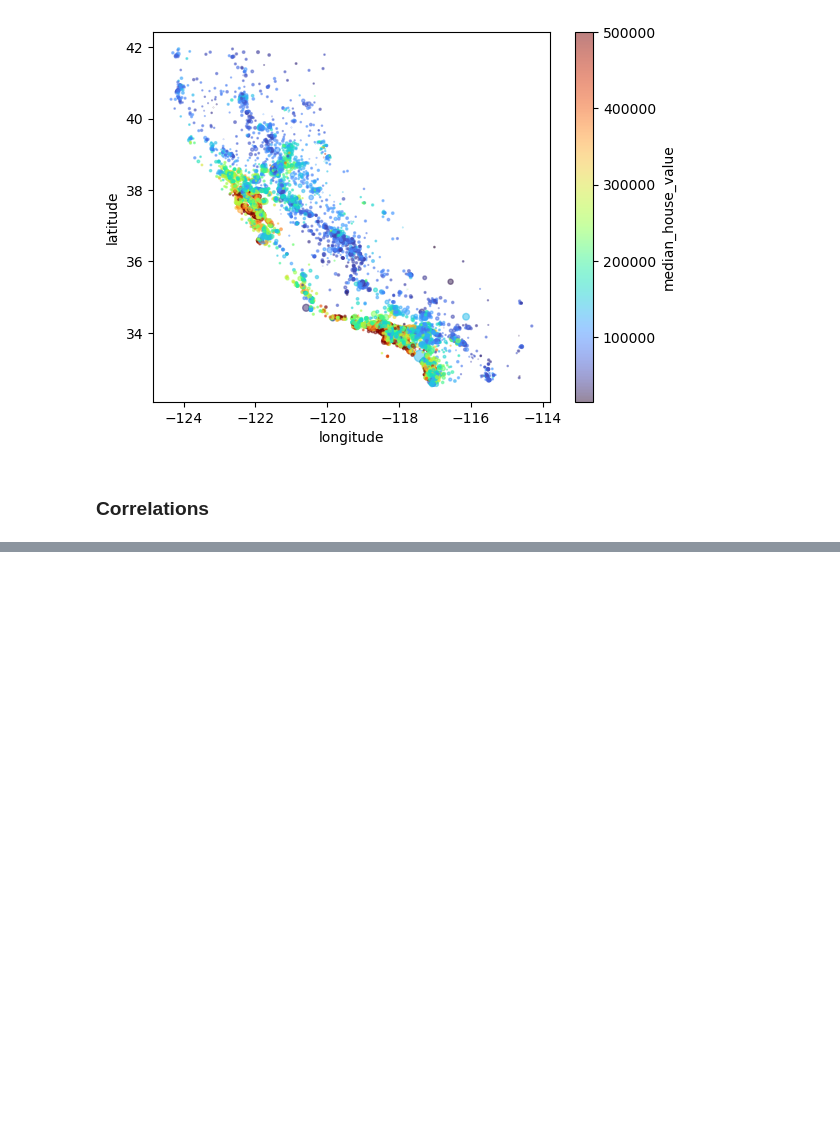
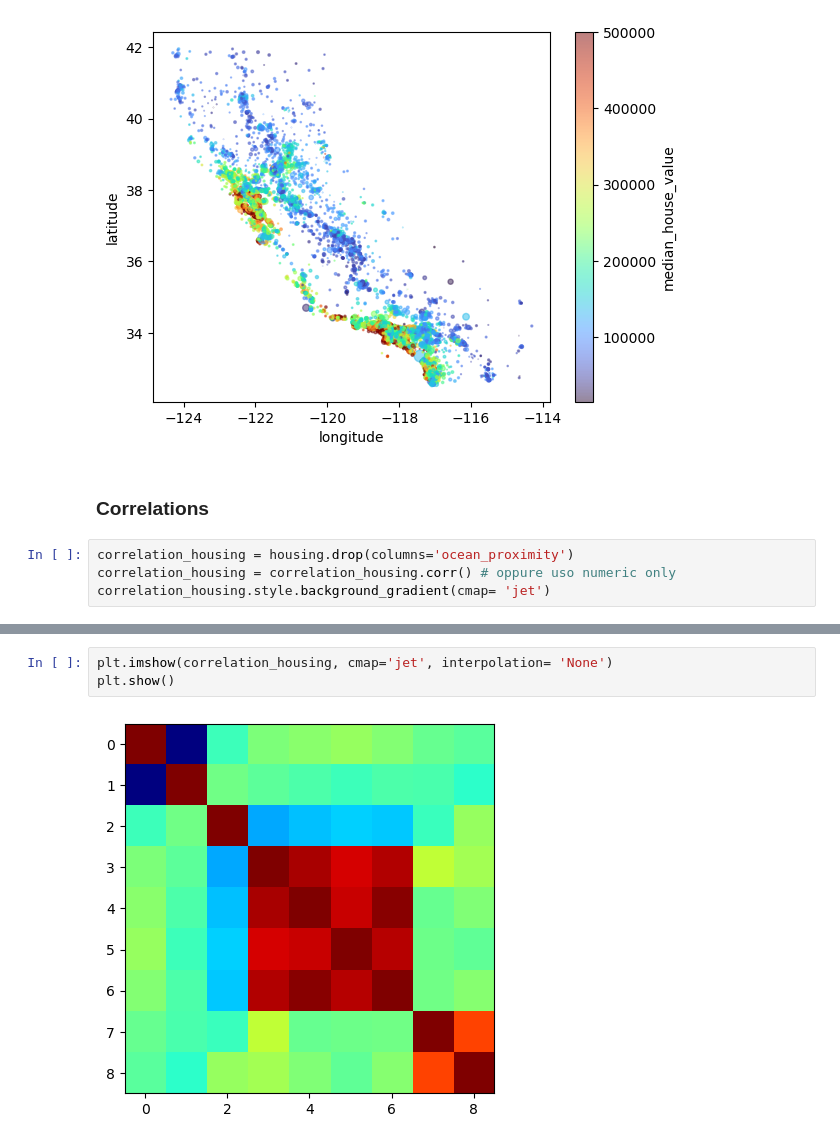
Before and after one commit to Svved/ITS_FirstProject, a Jupyter notebook: Esercizi/CaliforniaHousing.ipynb, the cells around one changed output, grey strips where cells are left out. Saved outputs shown, nothing was run; the diff lists cells and outputs as text; blank space fills up the shorter version.

```diff
--- a/Esercizi/CaliforniaHousing.ipynb
+++ b/Esercizi/CaliforniaHousing.ipynb
@@ -221,3 +222,7 @@ housing.plot.scatter(x = 'longitude', y = 'latitude',s= housing['population']/50
 [figure]
 # %% [markdown]
 ### Correlations
+# %%
+correlation_housing = housing.drop(columns='ocean_proximity')
+correlation_housing = correlation_housing.corr() # oppure uso numeric only
+correlation_housing.style.background_gradient(cmap= 'jet')
@@ -223,0 +240,5 @@ housing.plot.scatter(x = 'longitude', y = 'latitude',s= housing['population']/50
+# %%
+plt.imshow(correlation_housing, cmap='jet', interpolation= 'None')
+plt.show()
+# %% [output]
+[figure, added]
```
Also changed, not shown: parts of 8 cells of this notebook.
